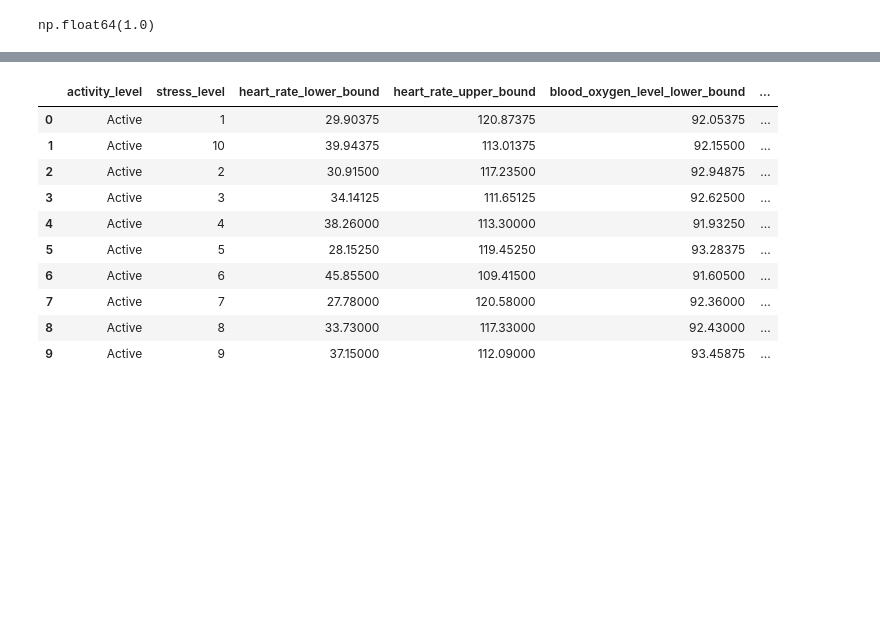
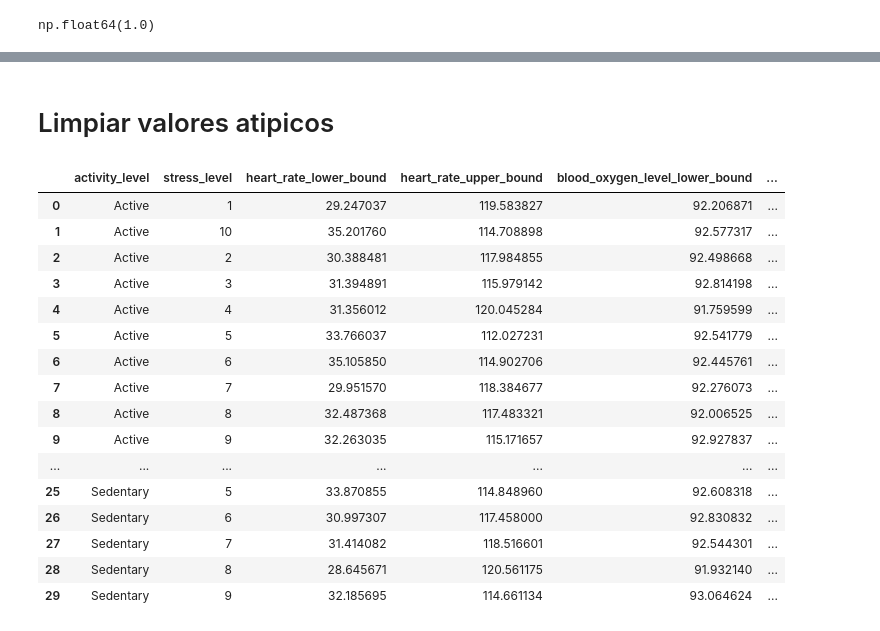
Before and after one commit to josejosepreso/dataset_expansion_eda, a Jupyter notebook: eda.ipynb, the cells around one changed output, grey strips where cells are left out. Drawn from its saved outputs; the diff is of its cells as text; code cells hidden in the pictures; blank space fills up the shorter version.

Commit message:
dataframe expanded

```diff
--- a/eda.ipynb
+++ b/eda.ipynb
@@ -71,0 +156,5 @@ df.columns = ["user", "heart_rate", "blood_oxygen_level", "step_count",
+# %%
+probs = activity_level_n["prob"].to_list()
+activity_levels = activity_level_n["name"].to_list()
+
+df.loc[ (pd.isna(df["activity_level"])), ["activity_level"] ] = np.random.choice(activity_levels, p = probs)
@@ -77,11 +195,8 @@ cat_cols
 # %% [output]
 ['activity_level', 'stress_level']
 # %%
-num_cols.remove("user")
+num_cols.remove("user_id")
 
 num_cols
 # %% [output]
 ['heart_rate', 'blood_oxygen_level', 'step_count', 'sleep_duration']
-# %%
-for c in num_cols:
-    df[c] = df[c].round(2)
@@ -130,0 +285,4 @@ plt.show()
+# %%
+for c in num_cols:
+    df.loc[ : , [c] ].boxplot()
+    plt.show()
@@ -131,3 +294,5 @@ plt.show()
+# %% [markdown]
+# Limpiar valores atipicos
 # %%
 transformations = {}
 new_cols = []
@@ -143,19 +308,25 @@ df_resultados = df.groupby( cat_cols , as_index=False ).agg(transformations)
 # %%
 df_resultados.columns =  cat_cols + new_cols
 # %%
-df_resultados.head(10)
+df_resultados
 # %% [output]
 |  | activity_level | stress_level | heart_rate_lower_bound | heart_rate_upper_bound | blood_oxygen_level_lower_bound | ... |
-| 0 | Active | 1 | 29.90375 | 120.87375 | 92.05375 | ... |
-| 1 | Active | 10 | 39.94375 | 113.01375 | 92.15500 | ... |
-| 2 | Active | 2 | 30.91500 | 117.23500 | 92.94875 | ... |
-| 3 | Active | 3 | 34.14125 | 111.65125 | 92.62500 | ... |
-| 4 | Active | 4 | 38.26000 | 113.30000 | 91.93250 | ... |
-| 5 | Active | 5 | 28.15250 | 119.45250 | 93.28375 | ... |
-| 6 | Active | 6 | 45.85500 | 109.41500 | 91.60500 | ... |
-| 7 | Active | 7 | 27.78000 | 120.58000 | 92.36000 | ... |
-| 8 | Active | 8 | 33.73000 | 117.33000 | 92.43000 | ... |
-| 9 | Active | 9 | 37.15000 | 112.09000 | 93.45875 | ... |
+| 0 | Active | 1 | 29.247037 | 119.583827 | 92.206871 | ... |
+| 1 | Active | 10 | 35.201760 | 114.708898 | 92.577317 | ... |
+| 2 | Active | 2 | 30.388481 | 117.984855 | 92.498668 | ... |
+| 3 | Active | 3 | 31.394891 | 115.979142 | 92.814198 | ... |
+| 4 | Active | 4 | 31.356012 | 120.045284 | 91.759599 | ... |
+| 5 | Active | 5 | 33.766037 | 112.027231 | 92.541779 | ... |
+| 6 | Active | 6 | 35.105850 | 114.902706 | 92.445761 | ... |
+| 7 | Active | 7 | 29.951570 | 118.384677 | 92.276073 | ... |
+| 8 | Active | 8 | 32.487368 | 117.483321 | 92.006525 | ... |
+| 9 | Active | 9 | 32.263035 | 115.171657 | 92.927837 | ... |
+| ... | ... | ... | ... | ... | ... | ... |
+| 25 | Sedentary | 5 | 33.870855 | 114.848960 | 92.608318 | ... |
+| 26 | Sedentary | 6 | 30.997307 | 117.458000 | 92.830832 | ... |
+| 27 | Sedentary | 7 | 31.414082 | 118.516601 | 92.544301 | ... |
+| 28 | Sedentary | 8 | 28.645671 | 120.561175 | 91.932140 | ... |
+| 29 | Sedentary | 9 | 32.185695 | 114.661134 | 93.064624 | ... |
 # %%
 df_bound = df.merge(
     df_resultados
```
Also changed, not shown: parts of 70 cells of this notebook.
